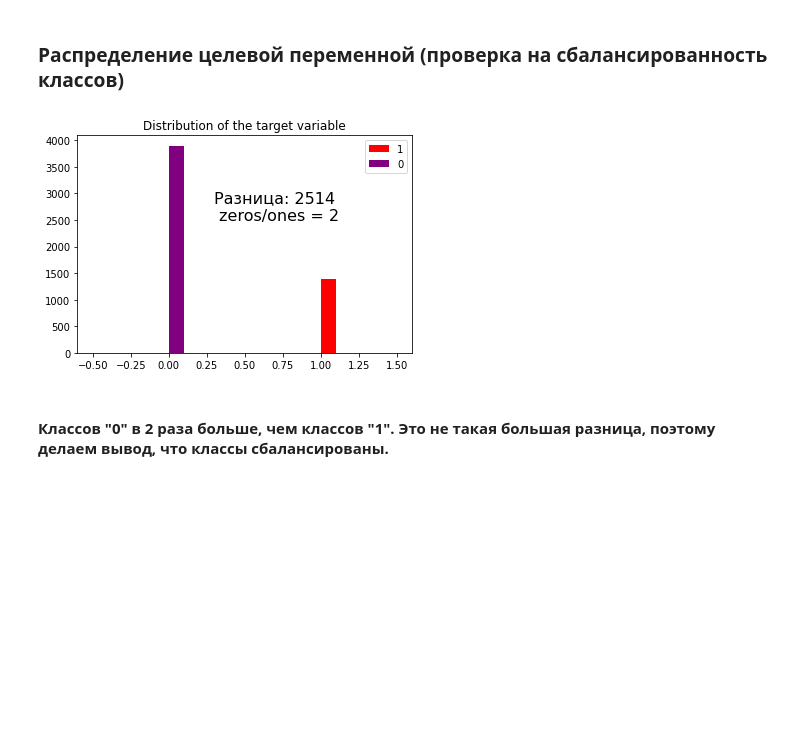
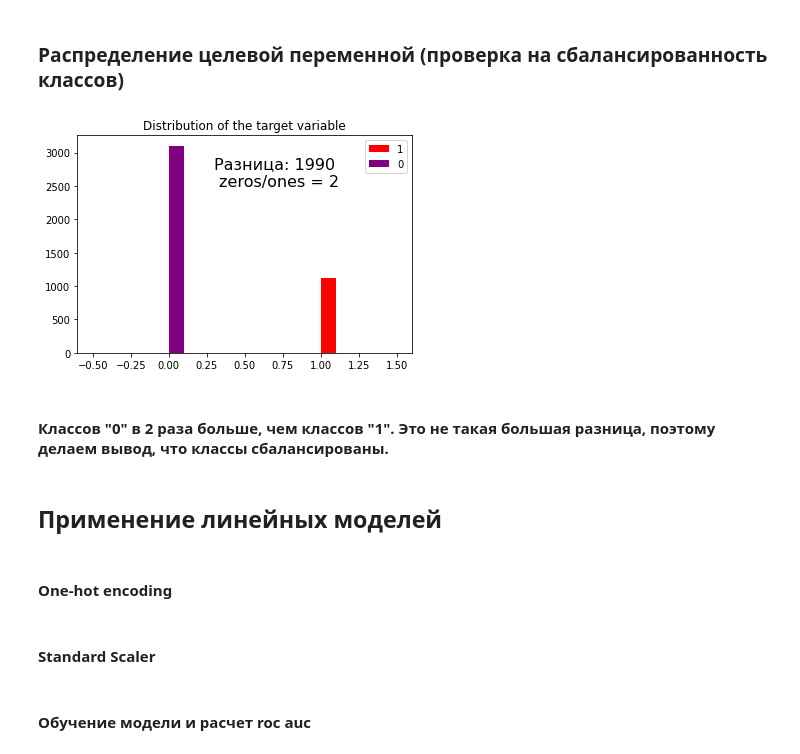
Before and after one commit to 1mmo/Deep-Learning, a Jupyter notebook: src/UserChurnPrediction.ipynb, the cells around one changed output. Cells and saved outputs as stored; diff of their text form; code cells hidden in the pictures; blank space fills up the shorter version.

Commit message:
User churn prediction

```diff
--- a/src/UserChurnPrediction.ipynb
+++ b/src/UserChurnPrediction.ipynb
@@ -23,7 +29,7 @@ random_number_test = np.random.randint(data_test.shape[0])
 #print(data_test.iloc[random_number_test])
 
 # Select target
-y_train = data_train.Churn
+y = data_train.Churn
 
 # Select features
 X_train = data_train.drop('Churn', axis=1)
@@ -58,18 +64,23 @@ X_test = to_float_TotalSpent(X_test)
 #print(X_train[X_train['TotalSpent'].isna()])
 print(X_train.isna().sum())
 
-TotalSpent_X_train = np.array(X_train.TotalSpent).reshape(-1, 1)
-TotalSpent_X_test = np.array(X_test.TotalSpent).reshape(-1, 1)
+nan_row = X_train[X_train['TotalSpent'].isna()].index
+X_train = X_train.drop(nan_row, axis=0)
 
-my_imputer = SimpleImputer()
-imputed_TotalSpent_X_train = pd.DataFrame(my_imputer.fit_transform(TotalSpent_X_train))
-imputed_TotalSpent_X_test = pd.DataFrame(my_imputer.transform(TotalSpent_X_test))
+y = y.drop(nan_row, axis=0)
+
+#TotalSpent_X_train = np.array(X_train.TotalSpent).reshape(-1, 1)
+#TotalSpent_X_test = np.array(X_test.TotalSpent).reshape(-1, 1)
+
+#my_imputer = SimpleImputer()
+#imputed_TotalSpent_X_train = pd.DataFrame(my_imputer.fit_transform(TotalSpent_X_train))
+#imputed_TotalSpent_X_test = pd.DataFrame(my_imputer.transform(TotalSpent_X_test))
 
 # Imputation removed column names: put the back and add in main DataFrame
-imputed_TotalSpent_X_train.columns = ['TotalSpent']
-imputed_TotalSpent_X_test.columns = ['TotalSpent']
-X_train.TotalSpent = imputed_TotalSpent_X_train
-X_test.TotalSpent = imputed_TotalSpent_X_test
+#imputed_TotalSpent_X_train.columns = ['TotalSpent']
+#imputed_TotalSpent_X_test.columns = ['TotalSpent']
+#X_train.TotalSpent = imputed_TotalSpent_X_train
+#X_test.TotalSpent = imputed_TotalSpent_X_test
 
 # Find numerical and categorical columns
 numerical_columns = [col for col in X_train
@@ -153,19 +164,23 @@ fig.show()
 # %%
 units = [one for one in y_train
          if one == 1]
 zeros = [zero for zero in y_train
          if zero == 0]
 
 fig, ax = plt.subplots(1, 1, figsize=(6, 4))
 
 ax.set_title('Distribution of the target variable')
 ax.hist(units, color='red', label='1')
 ax.hist(zeros, color='purple', label='0')
 ax.legend()
-ax.text(0.30, 2500, f'Разница: {len(zeros) - len(ones)} \n zeros/ones = {len(zeros) // len(ones)}', size=16)
+ax.text(0.30, 2500, f'Разница: {len(zeros) - len(units)} \n zeros/ones = {len(zeros) // len(units)}', size=16)
 
 fig.show()
 # %% [output]
-[figure, old version]
+[figure, new version]
 # %% [markdown]
 #### Классов "0" в 2 раза больше, чем классов "1". Это не такая большая разница, поэтому делаем вывод, что классы сбалансированы.
+# %% [markdown]
+## Применение линейных моделей
+# %% [markdown]
+#### One-hot encoding
@@ -171,0 +204,2 @@ fig.show()
+# %% [markdown]
+#### Standard Scaler
@@ -171,0 +210,2 @@ fig.show()
+# %% [markdown]
+#### Обучение модели и расчет roc auc
```
Also changed, not shown: parts of 12 cells of this notebook, 2 other files.
